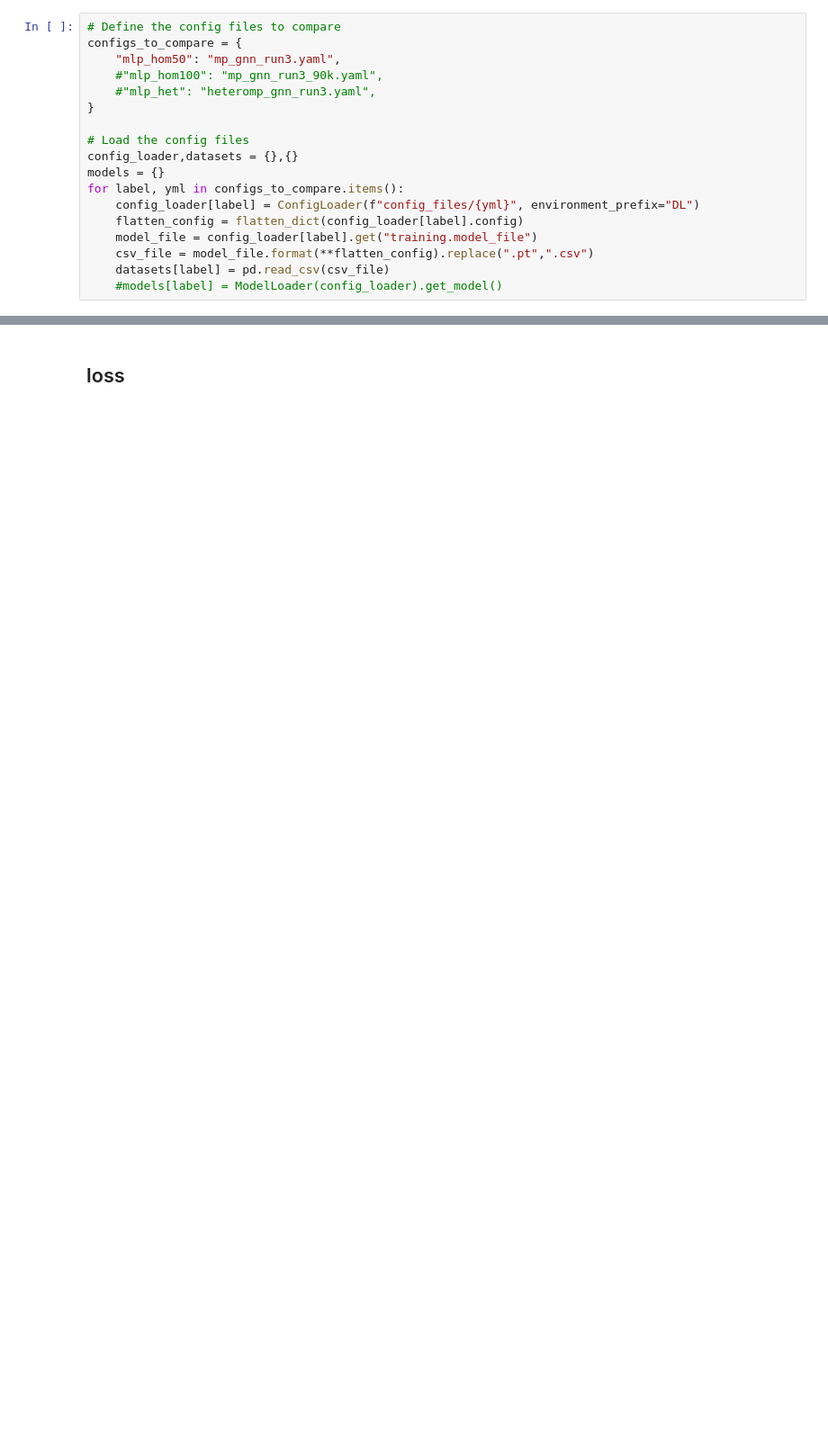
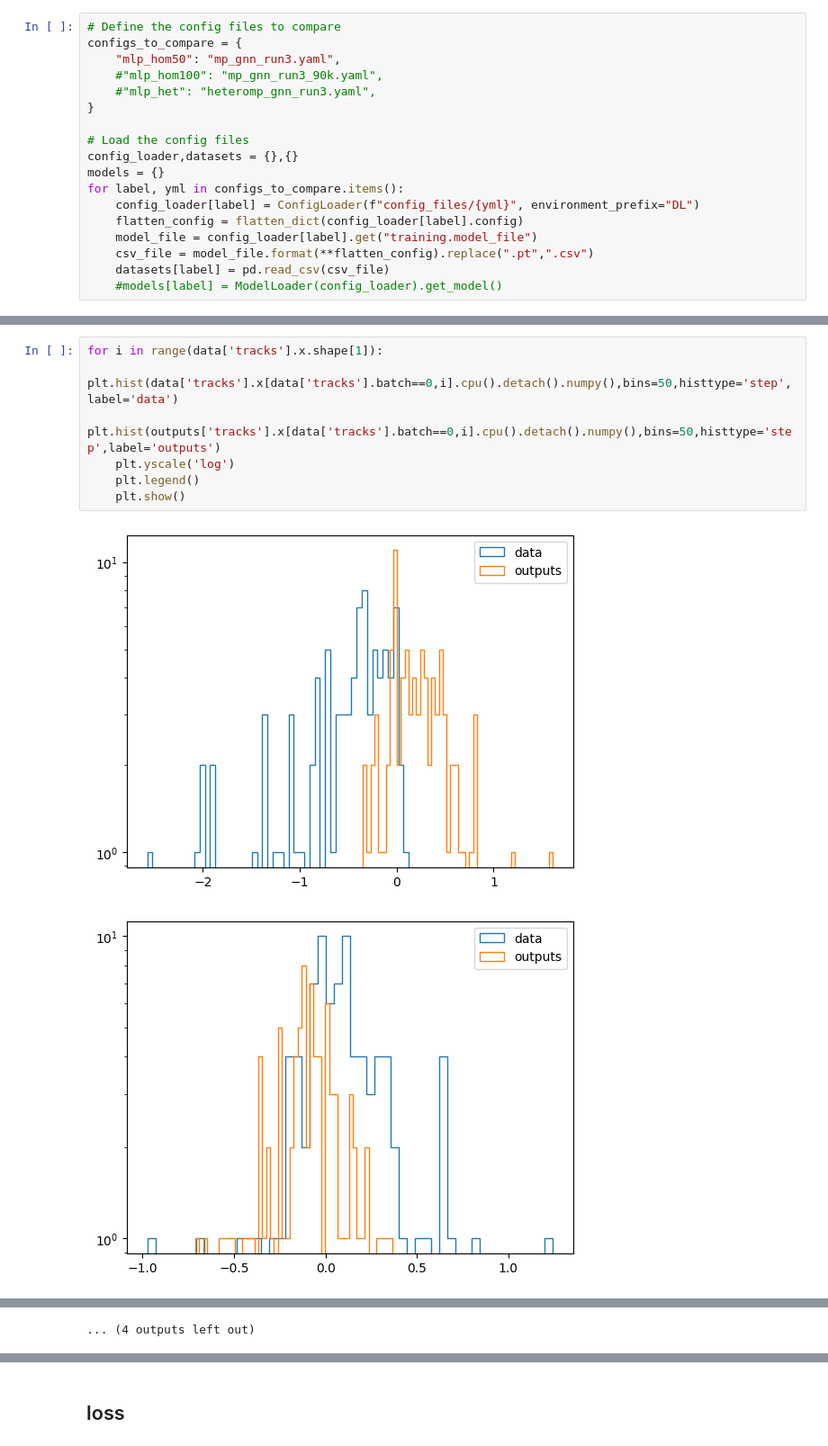
Before and after one commit to willsutcliffe/scalable_mtl_hgnn, a Jupyter notebook: Plot_Drawer.ipynb, the cells around one changed output, grey strips where cells are left out. Shown at 90% size. Saved outputs shown, nothing was run; the diff lists cells and outputs as text; blank space fills up the shorter version.

```diff
--- a/Plot_Drawer.ipynb
+++ b/Plot_Drawer.ipynb
@@ -39,0 +320,10 @@ for label, yml in configs_to_compare.items():
+# %%
+for i in range(data['tracks'].x.shape[1]):
+    plt.hist(data['tracks'].x[data['tracks'].batch==0,i].cpu().detach().numpy(),bins=50,histtype='step',label='data')
+    plt.hist(outputs['tracks'].x[data['tracks'].batch==0,i].cpu().detach().numpy(),bins=50,histtype='step',label='outputs')
+    plt.yscale('log')
+    plt.legend()
+    plt.show()
+# %% [output]
+[figure, added]
+[figure, added]
@@ -39,0 +340 @@ for label, yml in configs_to_compare.items():
+... (4 outputs left out)
```
Also changed, not shown: parts of 13 cells of this notebook, 3 other files.
